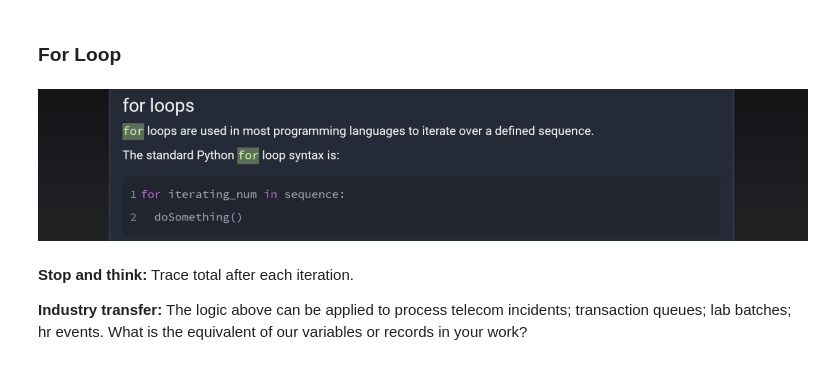
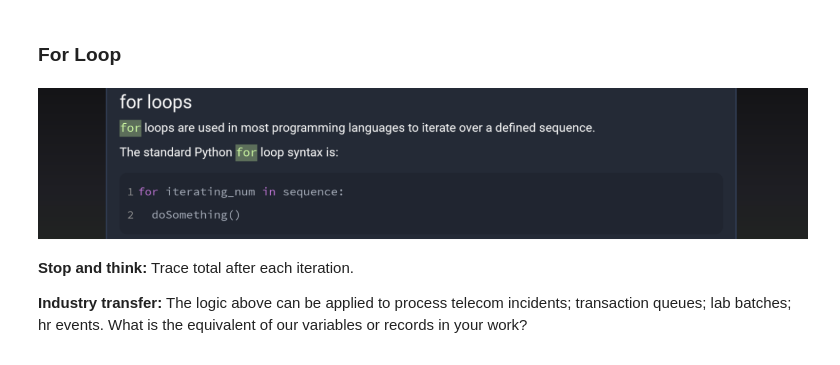
Before and after one commit to Soliman2020/python_48h_notebooks, a Jupyter notebook: Session_04_Repetition_Loops_Processing_Records.ipynb, the cells around one changed output. Drawn from its saved outputs; the diff is of its cells as text; code cells hidden in the pictures.

Commit message:
Images for S04 notebook.

```diff
--- a/Session_04_Repetition_Loops_Processing_Records.ipynb
+++ b/Session_04_Repetition_Loops_Processing_Records.ipynb
@@ -51,6 +51,9 @@ A `for` loop repeats an indented block for each item. Start with a count or sum,
 **Predict → run → change:** Before running the next code cell, explain what it should print. Next, change **one** value and observe the result.
 # %% [markdown]
 ### For Loop
-# %% [markdown]
-![image.png](attachment:image.png)
+# %%
+from IPython.display import Image
+Image(filename=r"C:\Users\msoli\Desktop\1.png")
+# %% [output]
+[figure, added]
 # %%
```
Also changed, not shown: parts of 6 cells of this notebook.
